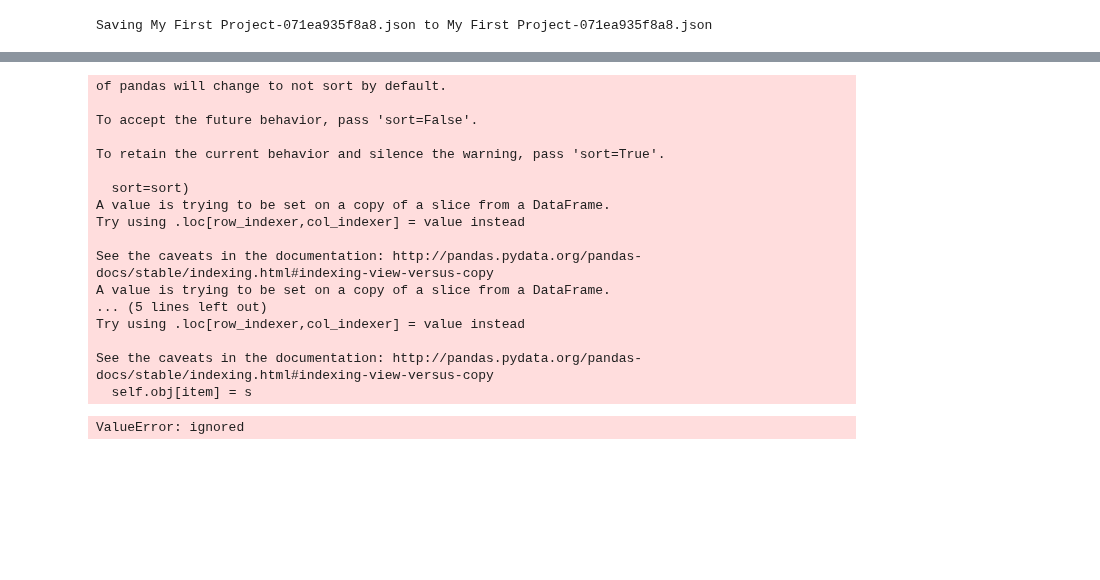
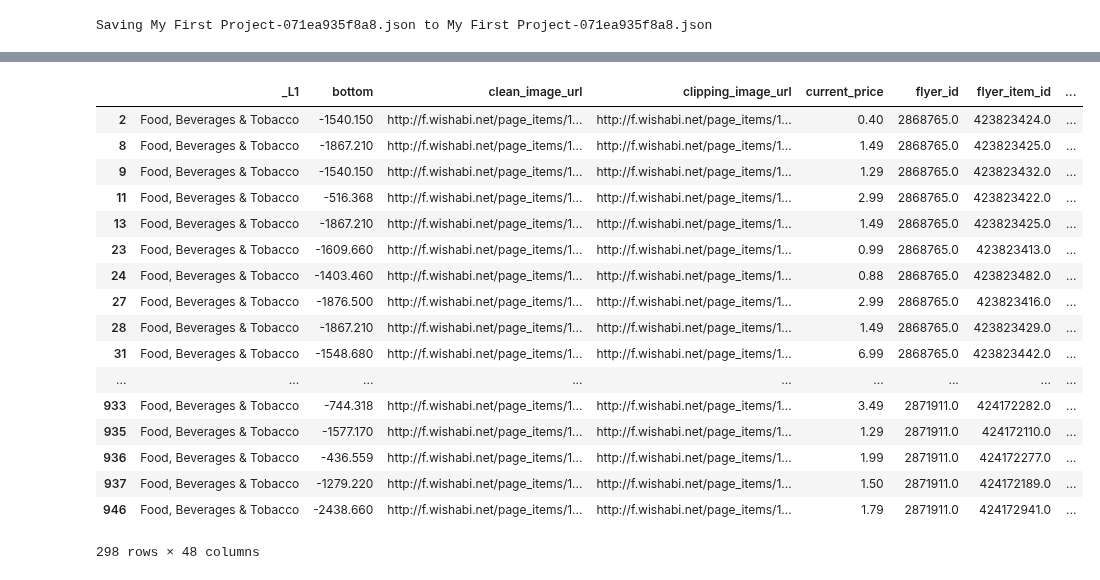
Before and after one commit to Bahramif/Deep-Trading, a Jupyter notebook: Weekly_list.ipynb, the cells around one changed output, grey strips where cells are left out. Drawn from its saved outputs; the diff is of its cells as text; code cells hidden in the pictures; blank space fills up the shorter version.

```diff
--- a/Weekly_list.ipynb
+++ b/Weekly_list.ipynb
@@ -344,25 +348,4 @@ See the caveats in the documentation: http://pandas.pydata.org/pandas-docs/stabl
 # %%
 import pandas as pd
 pd.set_option('max_colwidth', 200)
-# %%
-item_list=grocery_list()
-# %% [output]
-of pandas will change to not sort by default.
-
-To accept the future behavior, pass 'sort=False'.
-
-To retain the current behavior and silence the warning, pass 'sort=True'.
-
-  sort=sort)
-A value is trying to be set on a copy of a slice from a DataFrame.
-Try using .loc[row_indexer,col_indexer] = value instead
-
-See the caveats in the documentation: http://pandas.pydata.org/pandas-docs/stable/indexing.html#indexing-view-versus-copy
-A value is trying to be set on a copy of a slice from a DataFrame.
-... (5 lines left out)
-Try using .loc[row_indexer,col_indexer] = value instead
-
-See the caveats in the documentation: http://pandas.pydata.org/pandas-docs/stable/indexing.html#indexing-view-versus-copy
-  self.obj[item] = s
-ValueError: ignored
 # %%
@@ -372,0 +356,24 @@ ValueError: ignored
+# %%
+import pandas as pd
+df=pd.read_pickle('data_pickle.pkl')
+# %%
+df
+# %% [output]
+|  | _L1 | bottom | clean_image_url | clipping_image_url | current_price | flyer_id | flyer_item_id | ... |
+| 2 | Food, Beverages & Tobacco | -1540.150 | http://f.wishabi.net/page_items/1... | http://f.wishabi.net/page_items/1... | 0.40 | 2868765.0 | 423823424.0 | ... |
+| 8 | Food, Beverages & Tobacco | -1867.210 | http://f.wishabi.net/page_items/1... | http://f.wishabi.net/page_items/1... | 1.49 | 2868765.0 | 423823425.0 | ... |
+| 9 | Food, Beverages & Tobacco | -1540.150 | http://f.wishabi.net/page_items/1... | http://f.wishabi.net/page_items/1... | 1.29 | 2868765.0 | 423823432.0 | ... |
+| 11 | Food, Beverages & Tobacco | -516.368 | http://f.wishabi.net/page_items/1... | http://f.wishabi.net/page_items/1... | 2.99 | 2868765.0 | 423823422.0 | ... |
+| 13 | Food, Beverages & Tobacco | -1867.210 | http://f.wishabi.net/page_items/1... | http://f.wishabi.net/page_items/1... | 1.49 | 2868765.0 | 423823425.0 | ... |
+| 23 | Food, Beverages & Tobacco | -1609.660 | http://f.wishabi.net/page_items/1... | http://f.wishabi.net/page_items/1... | 0.99 | 2868765.0 | 423823413.0 | ... |
+| 24 | Food, Beverages & Tobacco | -1403.460 | http://f.wishabi.net/page_items/1... | http://f.wishabi.net/page_items/1... | 0.88 | 2868765.0 | 423823482.0 | ... |
+| 27 | Food, Beverages & Tobacco | -1876.500 | http://f.wishabi.net/page_items/1... | http://f.wishabi.net/page_items/1... | 2.99 | 2868765.0 | 423823416.0 | ... |
+| 28 | Food, Beverages & Tobacco | -1867.210 | http://f.wishabi.net/page_items/1... | http://f.wishabi.net/page_items/1... | 1.49 | 2868765.0 | 423823429.0 | ... |
+| 31 | Food, Beverages & Tobacco | -1548.680 | http://f.wishabi.net/page_items/1... | http://f.wishabi.net/page_items/1... | 6.99 | 2868765.0 | 423823442.0 | ... |
+| ... | ... | ... | ... | ... | ... | ... | ... | ... |
+| 933 | Food, Beverages & Tobacco | -744.318 | http://f.wishabi.net/page_items/1... | http://f.wishabi.net/page_items/1... | 3.49 | 2871911.0 | 424172282.0 | ... |
+| 935 | Food, Beverages & Tobacco | -1577.170 | http://f.wishabi.net/page_items/1... | http://f.wishabi.net/page_items/1... | 1.29 | 2871911.0 | 424172110.0 | ... |
+| 936 | Food, Beverages & Tobacco | -436.559 | http://f.wishabi.net/page_items/1... | http://f.wishabi.net/page_items/1... | 1.99 | 2871911.0 | 424172277.0 | ... |
+| 937 | Food, Beverages & Tobacco | -1279.220 | http://f.wishabi.net/page_items/1... | http://f.wishabi.net/page_items/1... | 1.50 | 2871911.0 | 424172189.0 | ... |
+| 946 | Food, Beverages & Tobacco | -2438.660 | http://f.wishabi.net/page_items/1... | http://f.wishabi.net/page_items/1... | 1.79 | 2871911.0 | 424172941.0 | ... |
+298 rows × 48 columns
```
Also changed, not shown: parts of 3 cells of this notebook.
